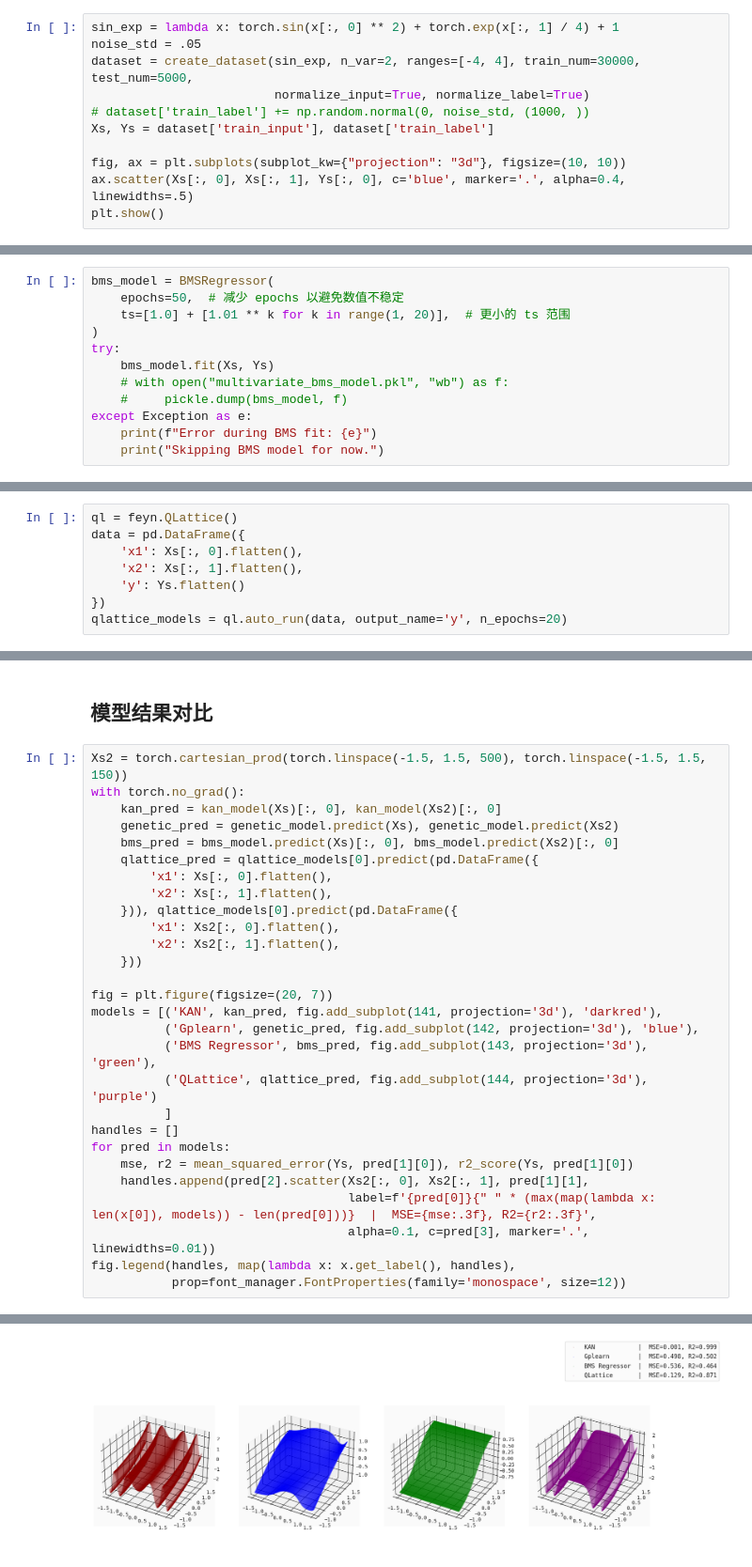
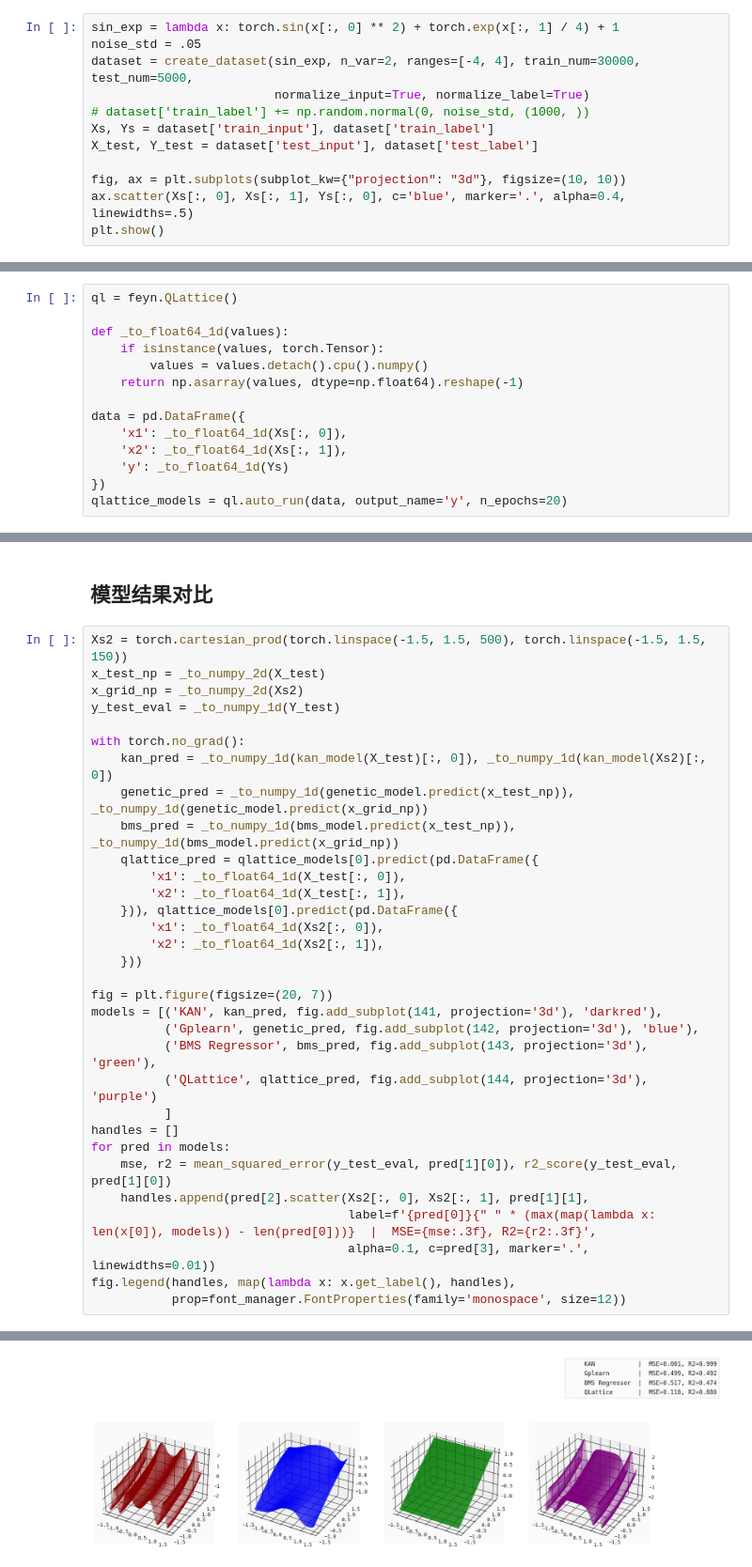
Before and after one commit to ccstudentcc/kan-sr, a Jupyter notebook: notebooks/Comparison_of_different_methods_for_SR_multivariate.ipynb, the cells around one changed output, grey strips where cells are left out. Shown at 94% size. Drawn from its saved outputs; the diff is of its cells as text.

```diff
--- a/notebooks/Comparison_of_different_methods_for_SR_multivariate.ipynb
+++ b/notebooks/Comparison_of_different_methods_for_SR_multivariate.ipynb
@@ -36,6 +37,7 @@ dataset = create_dataset(sin_exp, n_var=2, ranges=[-4, 4], train_num=30000, test
                          normalize_input=True, normalize_label=True)
 # dataset['train_label'] += np.random.normal(0, noise_std, (1000, ))
 Xs, Ys = dataset['train_input'], dataset['train_label']
+X_test, Y_test = dataset['test_input'], dataset['test_label']
 
 fig, ax = plt.subplots(subplot_kw={"projection": "3d"}, figsize=(10, 10))
 ax.scatter(Xs[:, 0], Xs[:, 1], Ys[:, 0], c='blue', marker='.', alpha=0.4, linewidths=.5)
@@ -117,15 +119,3 @@ SymbolicRegressor(function_set=('add', 'mul', 'sin',
 # %%
 # with open("multivariate_bms_model.pkl", "rb") as f:
 #     bms_model: BMSRegressor = pickle.load(f)
-# %%
-bms_model = BMSRegressor(
-    epochs=50,  # 减少 epochs 以避免数值不稳定
-    ts=[1.0] + [1.01 ** k for k in range(1, 20)],  # 更小的 ts 范围
-)
-try:
-    bms_model.fit(Xs, Ys)
-    # with open("multivariate_bms_model.pkl", "wb") as f:
-    #     pickle.dump(bms_model, f)
-except Exception as e:
-    print(f"Error during BMS fit: {e}")
-    print("Skipping BMS model for now.")
@@ -139,10 +212,16 @@ BMS fitting finished
 #     qlattice_models: list[Model] = pickle.load(f)
 # %%
 ql = feyn.QLattice()
+
+def _to_float64_1d(values):
+    if isinstance(values, torch.Tensor):
+        values = values.detach().cpu().numpy()
+    return np.asarray(values, dtype=np.float64).reshape(-1)
+
 data = pd.DataFrame({
-    'x1': Xs[:, 0].flatten(),
-    'x2': Xs[:, 1].flatten(),
-    'y': Ys.flatten()
+    'x1': _to_float64_1d(Xs[:, 0]),
+    'x2': _to_float64_1d(Xs[:, 1]),
+    'y': _to_float64_1d(Ys)
 })
 qlattice_models = ql.auto_run(data, output_name='y', n_epochs=20)
 # %% [output]
@@ -160,32 +239,36 @@ $\displaystyle 4.2 - 6.3 e^{- 0.12 \left(- 0.7 x_{2} - 1\right)^{2} - 2.0 \left(
 ## 模型结果对比
 # %%
 Xs2 = torch.cartesian_prod(torch.linspace(-1.5, 1.5, 500), torch.linspace(-1.5, 1.5, 150))
+x_test_np = _to_numpy_2d(X_test)
+x_grid_np = _to_numpy_2d(Xs2)
+y_test_eval = _to_numpy_1d(Y_test)
+
 with torch.no_grad():
-    kan_pred = kan_model(Xs)[:, 0], kan_model(Xs2)[:, 0]
-    genetic_pred = genetic_model.predict(Xs), genetic_model.predict(Xs2)
-    bms_pred = bms_model.predict(Xs)[:, 0], bms_model.predict(Xs2)[:, 0]
+    kan_pred = _to_numpy_1d(kan_model(X_test)[:, 0]), _to_numpy_1d(kan_model(Xs2)[:, 0])
+    genetic_pred = _to_numpy_1d(genetic_model.predict(x_test_np)), _to_numpy_1d(genetic_model.predict(x_grid_np))
+    bms_pred = _to_numpy_1d(bms_model.predict(x_test_np)), _to_numpy_1d(bms_model.predict(x_grid_np))
     qlattice_pred = qlattice_models[0].predict(pd.DataFrame({
-        'x1': Xs[:, 0].flatten(),
-        'x2': Xs[:, 1].flatten(),
+        'x1': _to_float64_1d(X_test[:, 0]),
+        'x2': _to_float64_1d(X_test[:, 1]),
     })), qlattice_models[0].predict(pd.DataFrame({
-        'x1': Xs2[:, 0].flatten(),
-        'x2': Xs2[:, 1].flatten(),
+        'x1': _to_float64_1d(Xs2[:, 0]),
+        'x2': _to_float64_1d(Xs2[:, 1]),
     }))
 
 fig = plt.figure(figsize=(20, 7))
 models = [('KAN', kan_pred, fig.add_subplot(141, projection='3d'), 'darkred'),
           ('Gplearn', genetic_pred, fig.add_subplot(142, projection='3d'), 'blue'),
           ('BMS Regressor', bms_pred, fig.add_subplot(143, projection='3d'), 'green'),
           ('QLattice', qlattice_pred, fig.add_subplot(144, projection='3d'), 'purple')
           ]
 handles = []
 for pred in models:
-    mse, r2 = mean_squared_error(Ys, pred[1][0]), r2_score(Ys, pred[1][0])
+    mse, r2 = mean_squared_error(y_test_eval, pred[1][0]), r2_score(y_test_eval, pred[1][0])
     handles.append(pred[2].scatter(Xs2[:, 0], Xs2[:, 1], pred[1][1],
                                    label=f'{pred[0]}{" " * (max(map(lambda x: len(x[0]), models)) - len(pred[0]))}  |  MSE={mse:.3f}, R2={r2:.3f}',
                                    alpha=0.1, c=pred[3], marker='.', linewidths=0.01))
 fig.legend(handles, map(lambda x: x.get_label(), handles),
            prop=font_manager.FontProperties(family='monospace', size=12))
 # %% [output]
 <matplotlib.legend.Legend at 0x...>
-[figure, old version]
+[figure, new version]
```
Also changed, not shown: parts of 5 cells of this notebook, 11 other files.
